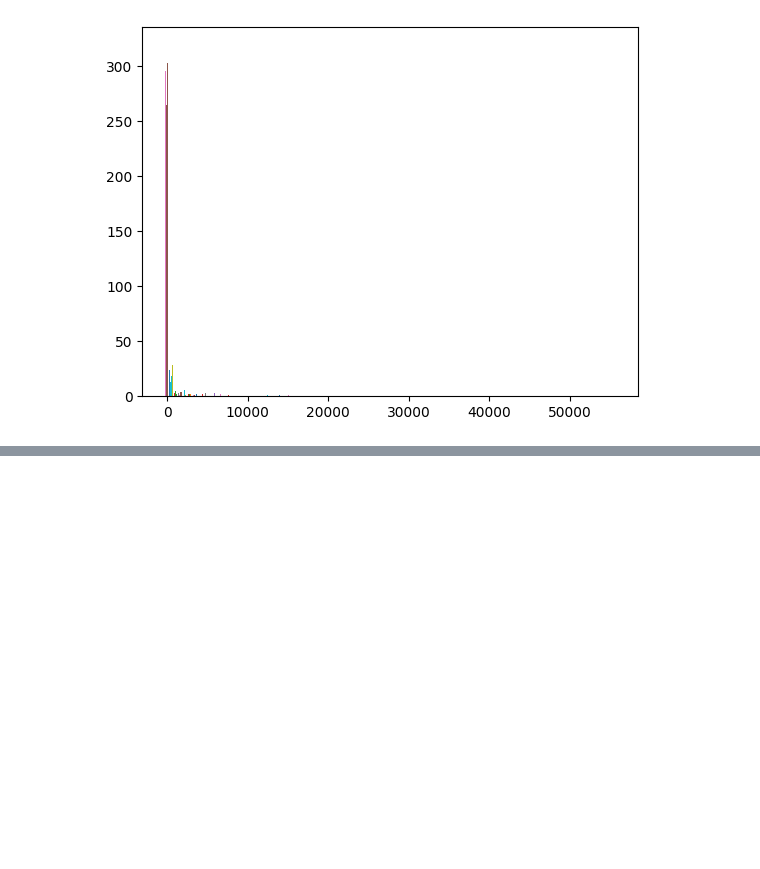
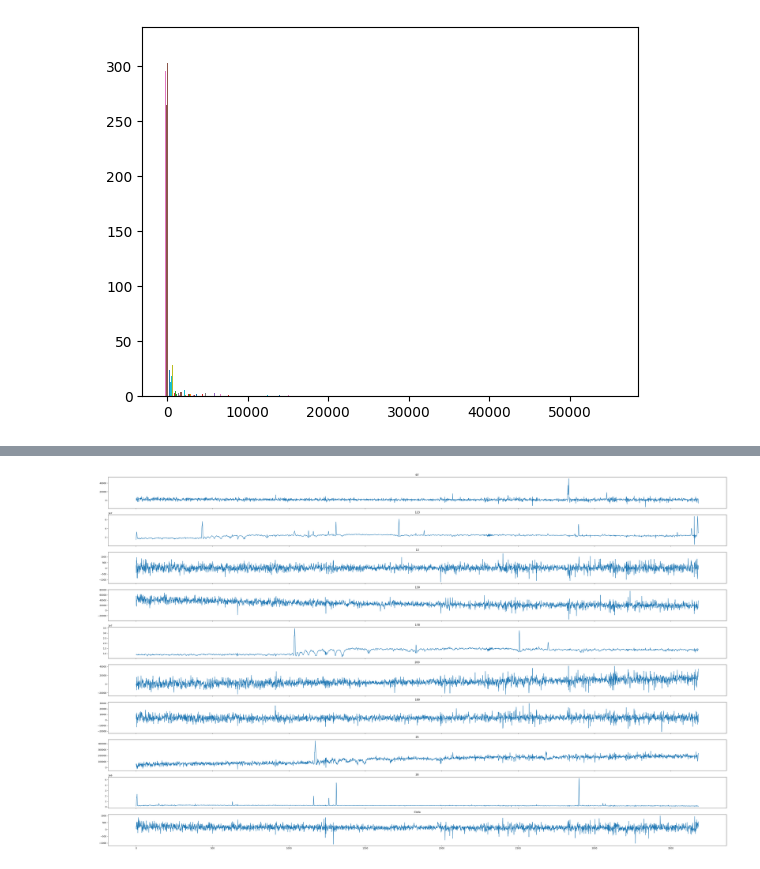
Before and after one commit to CrushinAngel/Galaxias-en-Deep-Fields, a Jupyter notebook: Deep_Fields.ipynb, the cells around one changed output, grey strips where cells are left out. Drawn from its saved outputs; the diff is of its cells as text; code cells hidden in the pictures; blank space fills up the shorter version.

```diff
--- a/Deep_Fields.ipynb
+++ b/Deep_Fields.ipynb
@@ -289,3 +290,42 @@ for i in range(9):
 # Sacar espectros en mpdaf y con las mascaras, entre 5k y 9k
 # identificar al ojo los tipos de algunos espectros y subirlos
 # sacar algun redshift de algunos casos tipo (eliptica, espiral, estrellas)
+# %%
+fig, axes = plt.subplots(10, 1, figsize = (50, 30), sharex = True)
+def spectrum_i(i):
+  return np.sum(ind_masks[i][np.newaxis,:,:]*cubo[1].data, axis=(1,2))
+
+axes[0].plot(spectrum_i(67))
+axes[0].set_title('67')
+
+axes[1].plot(spectrum_i(123))
+axes[1].set_title('123')
+
+axes[2].plot(spectrum_i(13))
+axes[2].set_title('13')
+
+axes[3].plot(spectrum_i(130))
+axes[3].set_title('130')
+
+axes[4].plot(spectrum_i(178))
+axes[4].set_title('178')
+
+axes[5].plot(spectrum_i(200))
+axes[5].set_title('200')
+
+axes[6].plot(spectrum_i(180))
+axes[6].set_title('180')
+
+axes[7].plot(spectrum_i(25))
+axes[7].set_title('25')
+
+axes[8].plot(spectrum_i(26))
+axes[8].set_title('26')
+
+antimascara = np.sum((~mask)[np.newaxis,:,:]*cubo[1].data, axis=(1,2))
+axes[9].plot(antimascara)
+axes[9].set_title('Cielo')
+
+plt.show()
+# %% [output]
+[figure, added]
```
Also changed, not shown: parts of 6 cells of this notebook.
